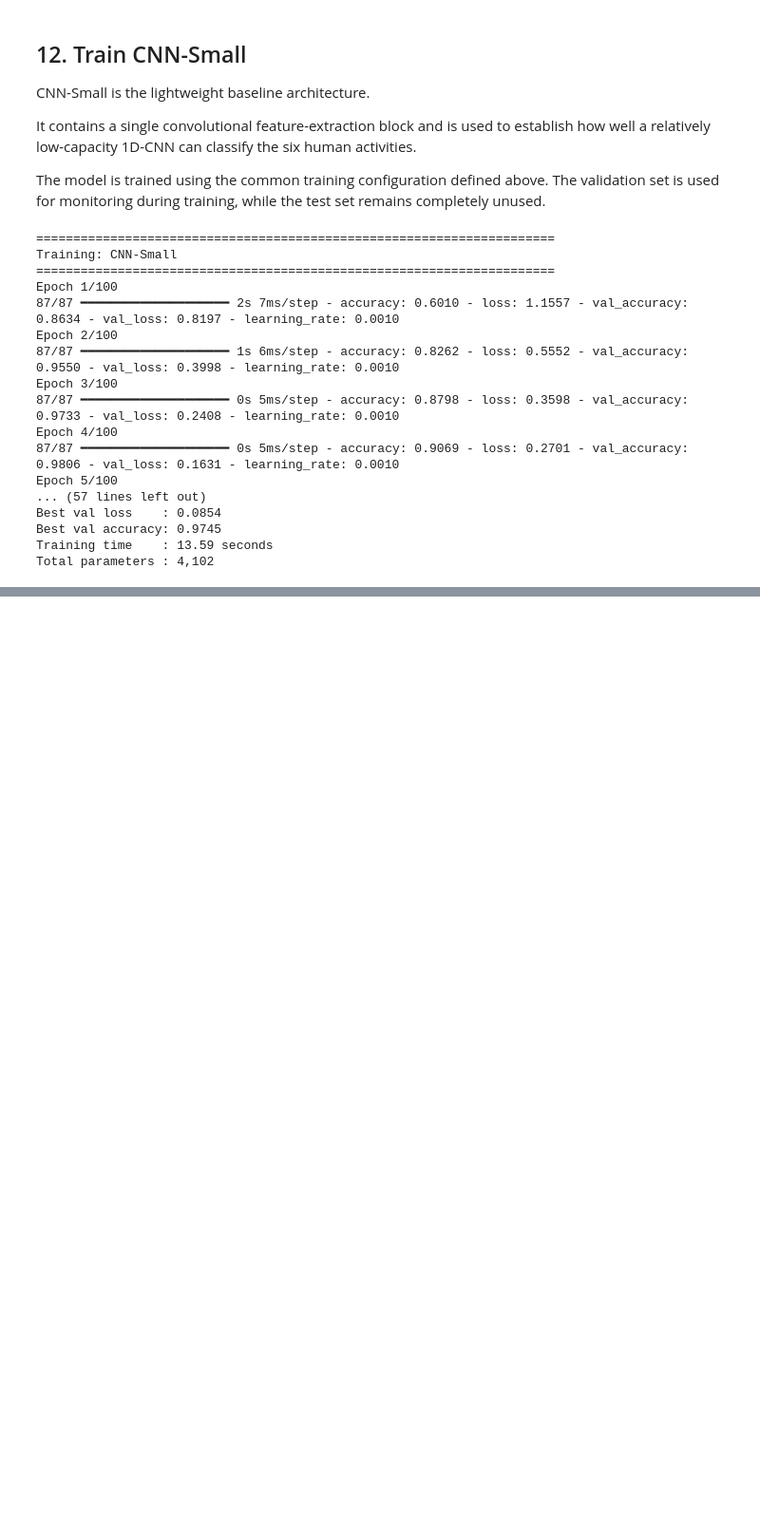
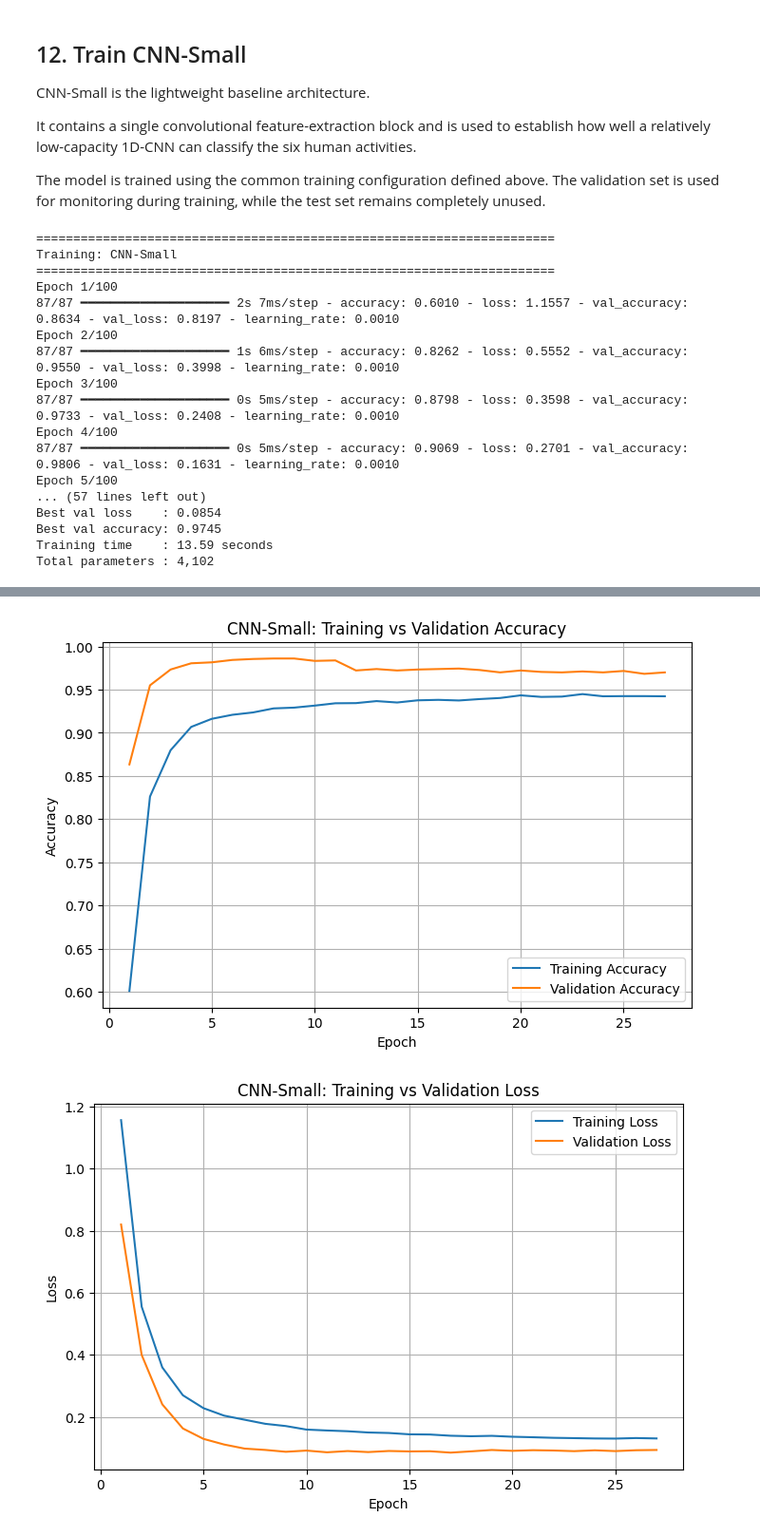
Before and after one commit to SLIIT-Y4-S2-DL-ORG/Deep-Learning-Assignment, a Jupyter notebook: 1D-CNN/1D_CNN.ipynb, the cells around one changed output, grey strips where cells are left out. Shown at 95% size. Cells and saved outputs as stored; diff of their text form; code cells hidden in the pictures; blank space fills up the shorter version.

Commit message:
The training history is visualized using training and validation accuracy and loss curves.

```diff
--- a/1D-CNN/1D_CNN.ipynb
+++ b/1D-CNN/1D_CNN.ipynb
@@ -899,0 +908,53 @@ Total parameters : 4,102
+# %%
+# Extract CNN-Small training history
+history_small_dict = history_small.history
+
+epochs_small = range(1, len(history_small_dict["loss"]) + 1)
+
+# Accuracy curves
+plt.figure(figsize=(8, 5))
+
+plt.plot(
+    epochs_small,
+    history_small_dict["accuracy"],
+    label="Training Accuracy"
+)
+
+plt.plot(
+    epochs_small,
+    history_small_dict["val_accuracy"],
+    label="Validation Accuracy"
+)
+
+plt.xlabel("Epoch")
+plt.ylabel("Accuracy")
+plt.title("CNN-Small: Training vs Validation Accuracy")
+plt.legend()
+plt.grid(True)
+plt.show()
+
+
+# Loss curves
+plt.figure(figsize=(8, 5))
+
+plt.plot(
+    epochs_small,
+    history_small_dict["loss"],
+    label="Training Loss"
+)
+
+plt.plot(
+    epochs_small,
+    history_small_dict["val_loss"],
+    label="Validation Loss"
+)
+
+plt.xlabel("Epoch")
+plt.ylabel("Loss")
+plt.title("CNN-Small: Training vs Validation Loss")
+plt.legend()
+plt.grid(True)
+plt.show()
+# %% [output]
+[figure, added]
+[figure, added]
```
Also changed, not shown: parts of 2 cells of this notebook.
